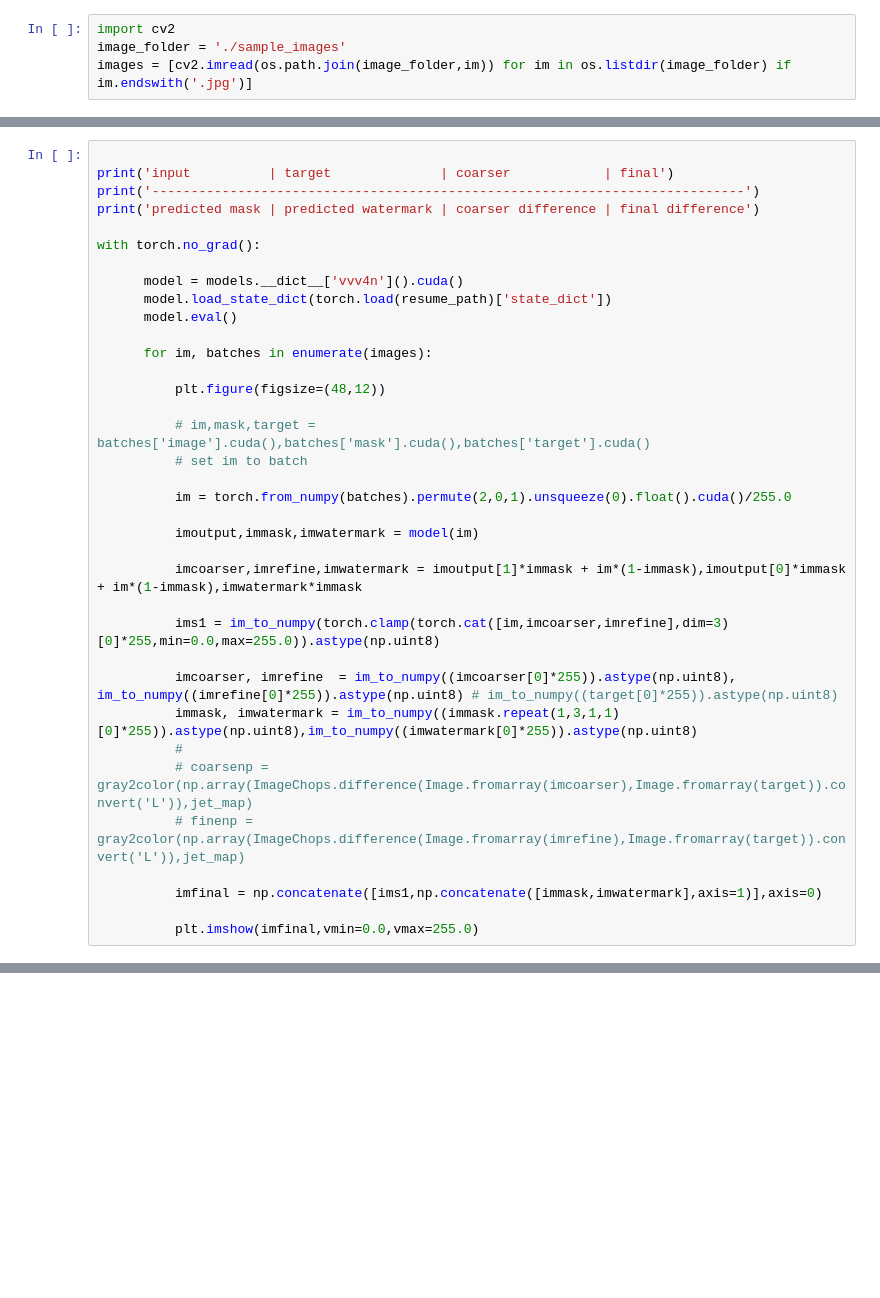
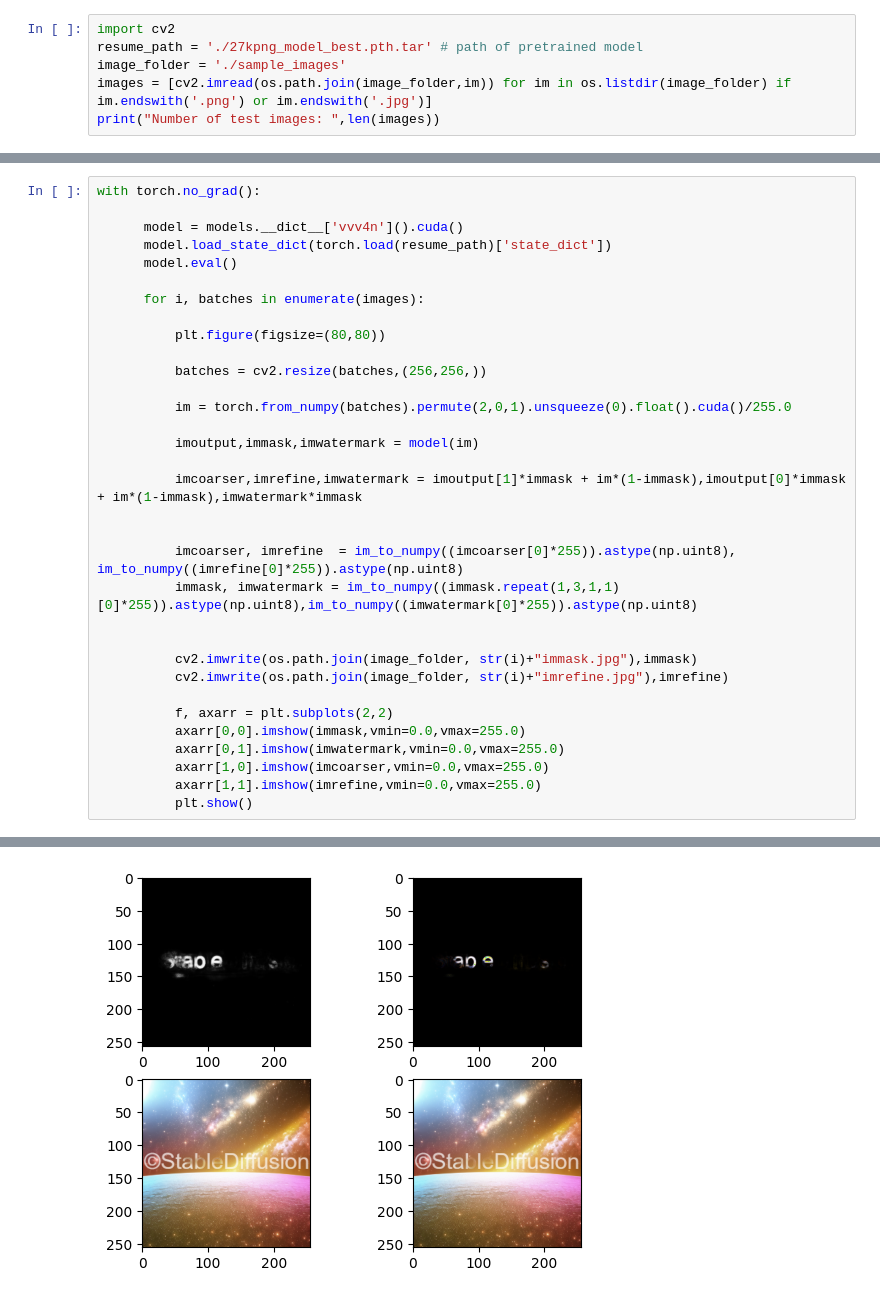
Before and after one commit to Kuoyuan-Li/deep-blind-watermark-removal, a Jupyter notebook: test.ipynb, the cells around one changed output, grey strips where cells are left out. Cells and saved outputs as stored; diff of their text form; blank space fills up the shorter version.

Commit message:
test results

```diff
--- a/test.ipynb
+++ b/test.ipynb
@@ -56,5 +9,7 @@ resume_path = '27kpng_model_best.pth.tar' # path of pretrained model
 # %%
 import cv2
+resume_path = './27kpng_model_best.pth.tar' # path of pretrained model
 image_folder = './sample_images'
-images = [cv2.imread(os.path.join(image_folder,im)) for im in os.listdir(image_folder) if im.endswith('.jpg')]
+images = [cv2.imread(os.path.join(image_folder,im)) for im in os.listdir(image_folder) if im.endswith('.png') or im.endswith('.jpg')]
+print("Number of test images: ",len(images))
 # %% [output]
@@ -62,21 +17,15 @@ FileNotFoundError: [Errno 2] No such file or directory: './scripts'
 # %%
-
-print('input          | target              | coarser            | final')
-print('----------------------------------------------------------------------------')
-print('predicted mask | predicted watermark | coarser difference | final difference')
-
 with torch.no_grad():
 
       model = models.__dict__['vvv4n']().cuda()
       model.load_state_dict(torch.load(resume_path)['state_dict'])
       model.eval()
 
-      for im, batches in enumerate(images):
+      for i, batches in enumerate(images):
 
-          plt.figure(figsize=(48,12))
+          plt.figure(figsize=(80,80))
 
-          # im,mask,target = batches['image'].cuda(),batches['mask'].cuda(),batches['target'].cuda()
-          # set im to batch
+          batches = cv2.resize(batches,(256,256,))
 
           im = torch.from_numpy(batches).permute(2,0,1).unsqueeze(0).float().cuda()/255.0
 
@@ -84,14 +33,18 @@ with torch.no_grad():
 
           imcoarser,imrefine,imwatermark = imoutput[1]*immask + im*(1-immask),imoutput[0]*immask + im*(1-immask),imwatermark*immask
 
-          ims1 = im_to_numpy(torch.clamp(torch.cat([im,imcoarser,imrefine],dim=3)[0]*255,min=0.0,max=255.0)).astype(np.uint8)
 
-          imcoarser, imrefine  = im_to_numpy((imcoarser[0]*255)).astype(np.uint8), im_to_numpy((imrefine[0]*255)).astype(np.uint8) # im_to_numpy((target[0]*255)).astype(np.uint8)
+          imcoarser, imrefine  = im_to_numpy((imcoarser[0]*255)).astype(np.uint8), im_to_numpy((imrefine[0]*255)).astype(np.uint8)
           immask, imwatermark = im_to_numpy((immask.repeat(1,3,1,1)[0]*255)).astype(np.uint8),im_to_numpy((imwatermark[0]*255)).astype(np.uint8)
-          #
-          # coarsenp = gray2color(np.array(ImageChops.difference(Image.fromarray(imcoarser),Image.fromarray(target)).convert('L')),jet_map)
-          # finenp = gray2color(np.array(ImageChops.difference(Image.fromarray(imrefine),Image.fromarray(target)).convert('L')),jet_map)
 
-          imfinal = np.concatenate([ims1,np.concatenate([immask,imwatermark],axis=1)],axis=0)
 
-          plt.imshow(imfinal,vmin=0.0,vmax=255.0)
+          cv2.imwrite(os.path.join(image_folder, str(i)+"immask.jpg"),immask)
+          cv2.imwrite(os.path.join(image_folder, str(i)+"imrefine.jpg"),imrefine)
+
+          f, axarr = plt.subplots(2,2)
+          axarr[0,0].imshow(immask,vmin=0.0,vmax=255.0)
+          axarr[0,1].imshow(imwatermark,vmin=0.0,vmax=255.0)
+          axarr[1,0].imshow(imcoarser,vmin=0.0,vmax=255.0)
+          axarr[1,1].imshow(imrefine,vmin=0.0,vmax=255.0)
+          plt.show()
+# %% [output]
@@ -97,0 +52 @@ with torch.no_grad():
+[figure, added]
```
Also changed, not shown: parts of 4 cells of this notebook, 26 other files.
